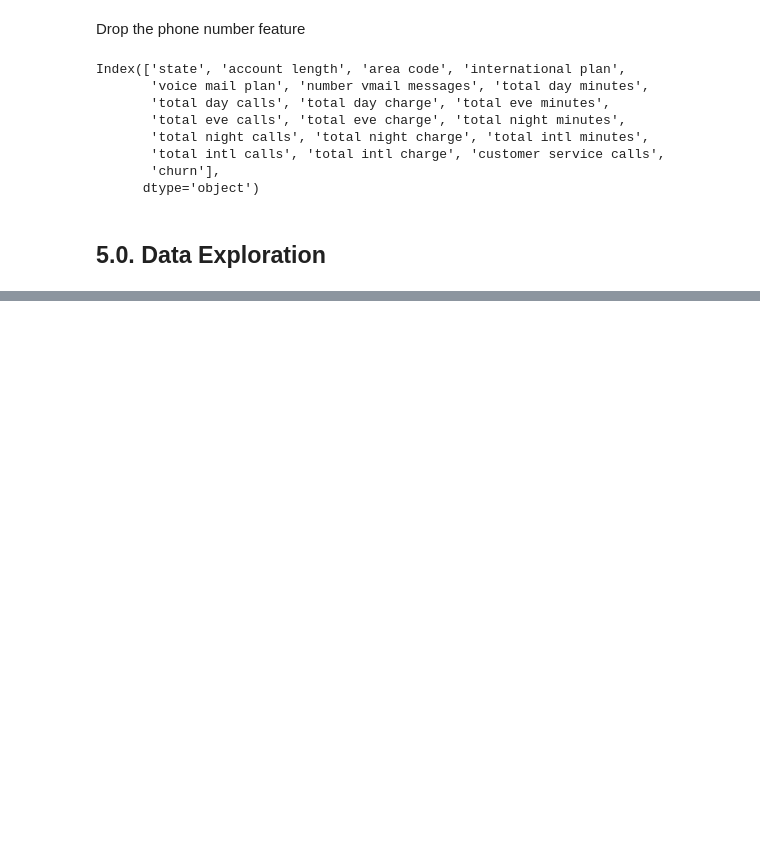
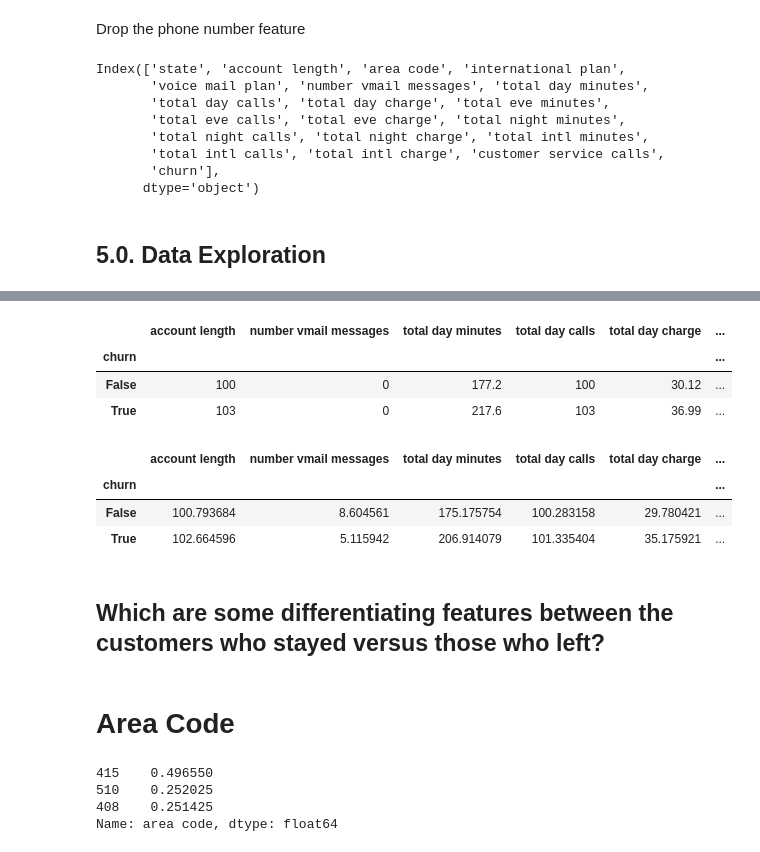
Before and after one commit to Choxy1/syria-tel, a Jupyter notebook: index.ipynb, the cells around one changed output, grey strips where cells are left out. Drawn from its saved outputs; the diff is of its cells as text; code cells hidden in the pictures; blank space fills up the shorter version.

```diff
--- a/index.ipynb
+++ b/index.ipynb
@@ -318,0 +362,14 @@ Index(['state', 'account length', 'area code', 'international plan',
+# %%
+df.groupby('churn').median().loc[:,]
+# %% [output]
+|  | account length | number vmail messages | total day minutes | total day calls | total day charge | ... |
+| churn |  |  |  |  |  | ... |
+| False | 100 | 0 | 177.2 | 100 | 30.12 | ... |
+| True | 103 | 0 | 217.6 | 103 | 36.99 | ... |
+# %%
+df.groupby('churn').mean().loc[:,]
+# %% [output]
+|  | account length | number vmail messages | total day minutes | total day calls | total day charge | ... |
+| churn |  |  |  |  |  | ... |
+| False | 100.793684 | 8.604561 | 175.175754 | 100.283158 | 29.780421 | ... |
+| True | 102.664596 | 5.115942 | 206.914079 | 101.335404 | 35.175921 | ... |
@@ -318,0 +380,11 @@ Index(['state', 'account length', 'area code', 'international plan',
+# %% [markdown]
+ ## Which are some differentiating features between the customers who stayed versus those who left?
+# %% [markdown]
+# Area Code
+# %%
+df['area code'].value_counts(normalize=True)
+# %% [output]
+415    0.496550
+510    0.252025
+408    0.251425
+Name: area code, dtype: float64
```
Also changed, not shown: parts of 40 cells of this notebook.
